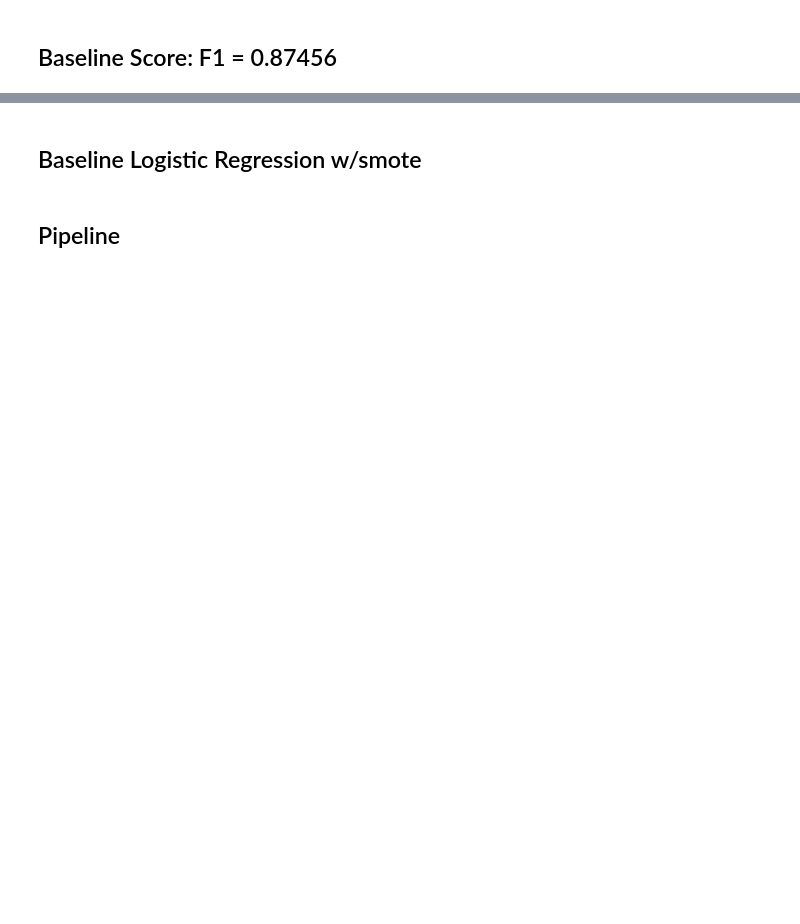
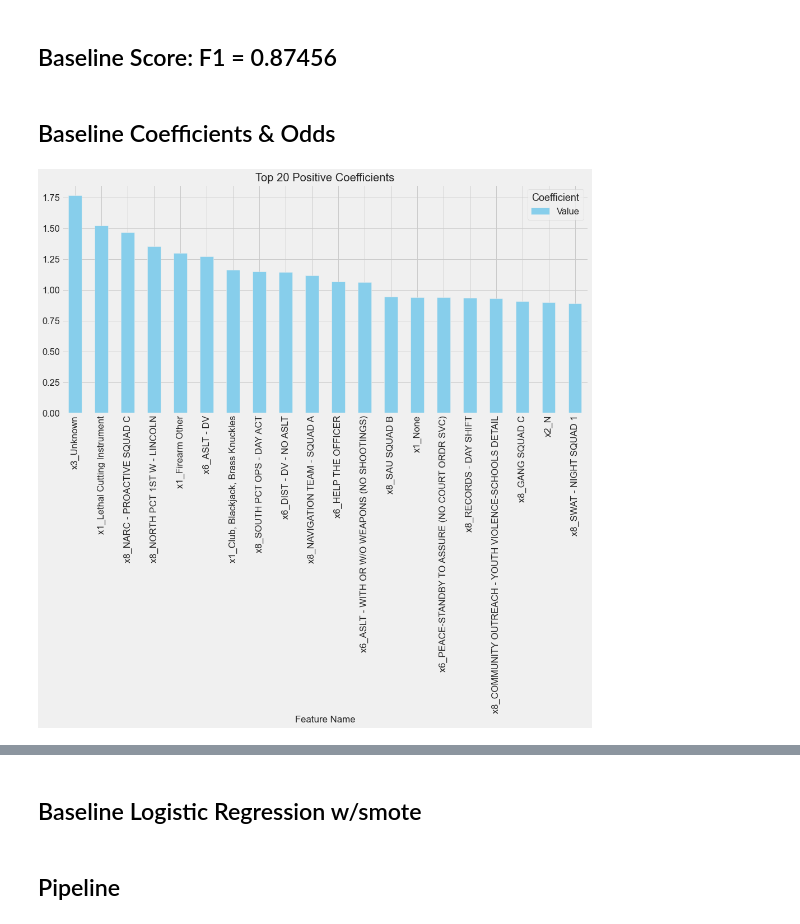
Before and after one commit to jeffreyhwatson/terry_stops_project, a Jupyter notebook: notebooks/exploratory/remixed_engineered.ipynb, the cells around one changed output, grey strips where cells are left out. Cells and saved outputs as stored; diff of their text form; code cells hidden in the pictures; blank space fills up the shorter version.

```diff
--- a/notebooks/exploratory/remixed_engineered.ipynb
+++ b/notebooks/exploratory/remixed_engineered.ipynb
@@ -213,3 +208,24 @@ f.subsplit_test(X_train, y_train, baseline)
 | 0 | 0.885469 | 0.87456 |
 # %% [markdown]
 ## Baseline Score: F1 = 0.87456
+# %% [markdown]
+## Baseline Coefficients & Odds
+# %%
+coeff = baseline[1].coef_.flatten()
+# %%
+features = list(baseline[0].transformers_[0][1].get_feature_names()) +\
+                list(X_train.select_dtypes('number').columns)
+# %%
+coefficients = pd.DataFrame(coeff, features, columns=['coef'])\
+                            .sort_values(by='coef', ascending=False)
+# %%
+top20_pos_coef = coefficients.head(20)
+# %%
+top20_pos_coef.plot(kind='bar', figsize=(15,7), color=['skyblue'])
+plt.title('Top 20 Positive Coefficients')
+plt.xlabel('Feature Name')
+plt.xticks(rotation=90)
+plt.legend(title='Coefficient', labels=['Value'])
+plt.show()
+# %% [output]
+[figure, added]
```
Also changed, not shown: parts of 205 cells of this notebook, 14 other files.
